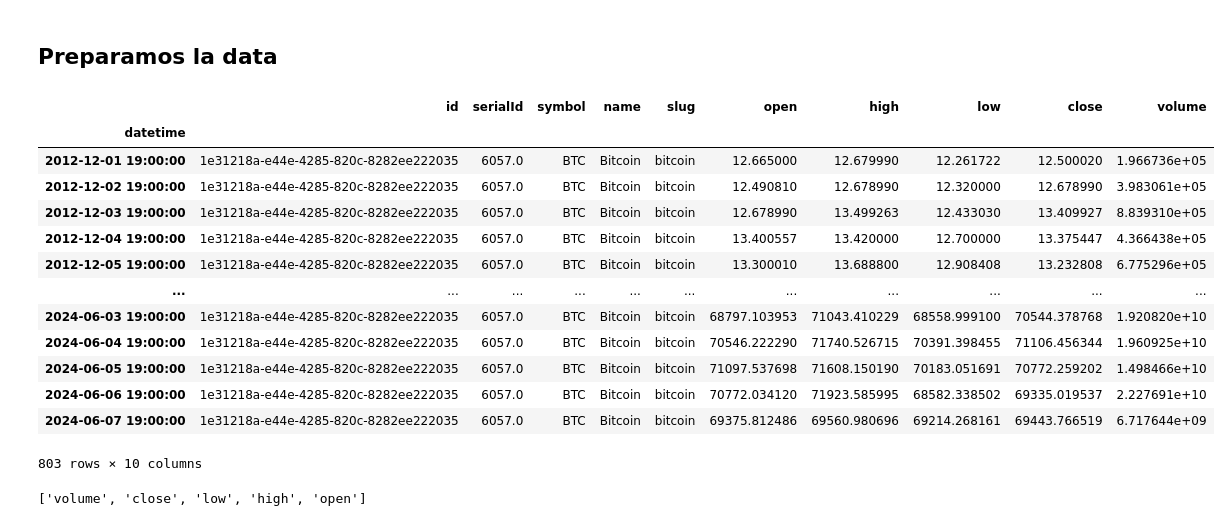
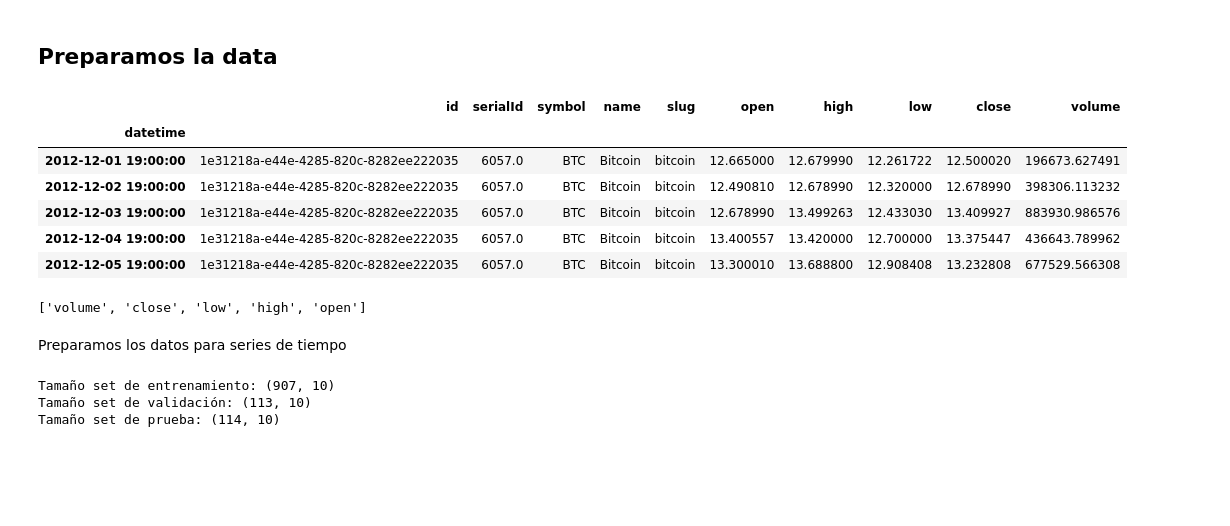
Before and after one commit to LuisFelipePoma/Crypto_App, a Jupyter notebook: src/notebooks/crispdm_model/3_model.ipynb, the cells around one changed output. Drawn from its saved outputs; the diff is of its cells as text; code cells hidden in the pictures; blank space fills up the shorter version.

```diff
--- a/src/notebooks/crispdm_model/3_model.ipynb
+++ b/src/notebooks/crispdm_model/3_model.ipynb
@@ -23,23 +26,16 @@ dataset = pd.concat([df_1,df_2,df_3,df_4])
 # %%
 df_bitcoin = get_series_by_coin("Bitcoin",dataset)
 df_bitcoin.set_index("datetime", inplace=True)
 df_bitcoin = df_bitcoin.sort_index()
-df_bitcoin
+df_bitcoin.head(5)
 # %% [output]
 |  | id | serialId | symbol | name | slug | open | high | low | close | volume |
 | datetime |  |  |  |  |  |  |  |  |  |  |
-| 2012-12-01 19:00:00 | 1e31218a-e44e-4285-820c-8282ee222035 | 6057.0 | BTC | Bitcoin | bitcoin | 12.665000 | 12.679990 | 12.261722 | 12.500020 | 1.966736e+05 |
-| 2012-12-02 19:00:00 | 1e31218a-e44e-4285-820c-8282ee222035 | 6057.0 | BTC | Bitcoin | bitcoin | 12.490810 | 12.678990 | 12.320000 | 12.678990 | 3.983061e+05 |
-| 2012-12-03 19:00:00 | 1e31218a-e44e-4285-820c-8282ee222035 | 6057.0 | BTC | Bitcoin | bitcoin | 12.678990 | 13.499263 | 12.433030 | 13.409927 | 8.839310e+05 |
-| 2012-12-04 19:00:00 | 1e31218a-e44e-4285-820c-8282ee222035 | 6057.0 | BTC | Bitcoin | bitcoin | 13.400557 | 13.420000 | 12.700000 | 13.375447 | 4.366438e+05 |
-| 2012-12-05 19:00:00 | 1e31218a-e44e-4285-820c-8282ee222035 | 6057.0 | BTC | Bitcoin | bitcoin | 13.300010 | 13.688800 | 12.908408 | 13.232808 | 6.775296e+05 |
-| ... | ... | ... | ... | ... | ... | ... | ... | ... | ... | ... |
-| 2024-06-03 19:00:00 | 1e31218a-e44e-4285-820c-8282ee222035 | 6057.0 | BTC | Bitcoin | bitcoin | 68797.103953 | 71043.410229 | 68558.999100 | 70544.378768 | 1.920820e+10 |
-| 2024-06-04 19:00:00 | 1e31218a-e44e-4285-820c-8282ee222035 | 6057.0 | BTC | Bitcoin | bitcoin | 70546.222290 | 71740.526715 | 70391.398455 | 71106.456344 | 1.960925e+10 |
-| 2024-06-05 19:00:00 | 1e31218a-e44e-4285-820c-8282ee222035 | 6057.0 | BTC | Bitcoin | bitcoin | 71097.537698 | 71608.150190 | 70183.051691 | 70772.259202 | 1.498466e+10 |
-| 2024-06-06 19:00:00 | 1e31218a-e44e-4285-820c-8282ee222035 | 6057.0 | BTC | Bitcoin | bitcoin | 70772.034120 | 71923.585995 | 68582.338502 | 69335.019537 | 2.227691e+10 |
-| 2024-06-07 19:00:00 | 1e31218a-e44e-4285-820c-8282ee222035 | 6057.0 | BTC | Bitcoin | bitcoin | 69375.812486 | 69560.980696 | 69214.268161 | 69443.766519 | 6.717644e+09 |
+| 2012-12-01 19:00:00 | 1e31218a-e44e-4285-820c-8282ee222035 | 6057.0 | BTC | Bitcoin | bitcoin | 12.665000 | 12.679990 | 12.261722 | 12.500020 | 196673.627491 |
+| 2012-12-02 19:00:00 | 1e31218a-e44e-4285-820c-8282ee222035 | 6057.0 | BTC | Bitcoin | bitcoin | 12.490810 | 12.678990 | 12.320000 | 12.678990 | 398306.113232 |
+| 2012-12-03 19:00:00 | 1e31218a-e44e-4285-820c-8282ee222035 | 6057.0 | BTC | Bitcoin | bitcoin | 12.678990 | 13.499263 | 12.433030 | 13.409927 | 883930.986576 |
+| 2012-12-04 19:00:00 | 1e31218a-e44e-4285-820c-8282ee222035 | 6057.0 | BTC | Bitcoin | bitcoin | 13.400557 | 13.420000 | 12.700000 | 13.375447 | 436643.789962 |
+| 2012-12-05 19:00:00 | 1e31218a-e44e-4285-820c-8282ee222035 | 6057.0 | BTC | Bitcoin | bitcoin | 13.300010 | 13.688800 | 12.908408 | 13.232808 | 677529.566308 |
-803 rows × 10 columns
 # %%
 #Variables for training
 cols = list(df_bitcoin)[-1:4:-1]
@@ -47,3 +43,31 @@ cols = list(df_bitcoin)[-1:4:-1]
 print(cols)
 # %% [output]
 ['volume', 'close', 'low', 'high', 'open']
+# %% [markdown]
+Preparamos los datos para series de tiempo
+# %%
+# Función para generar las particiones preservando las características
+# de la serie de tiempo
+def train_val_test_split(dataframe, tr_size=0.8, vl_size=0.1):
+    # Definir número de datos en cada subserie
+    N = dataframe.shape[0]
+    Ntrain = int(tr_size*N)  # Número de datos de entrenamiento
+    Nval = int(vl_size*N)    # Número de datos de validación
+
+    # Realizar partición
+    train = dataframe[0:Ntrain]
+    val = dataframe[Ntrain:Ntrain+Nval]
+    test = dataframe[Ntrain+Nval:]
+
+    return train, val, test
+
+# Prueba de la función
+tr, vl, ts = train_val_test_split(df_bitcoin)
+
+print(f'Tamaño set de entrenamiento: {tr.shape}')
+print(f'Tamaño set de validación: {vl.shape}')
+print(f'Tamaño set de prueba: {ts.shape}')
+# %% [output]
+Tamaño set de entrenamiento: (907, 10)
+Tamaño set de validación: (113, 10)
+Tamaño set de prueba: (114, 10)
```
Also changed, not shown: parts of 16 cells of this notebook, 31 other files.
